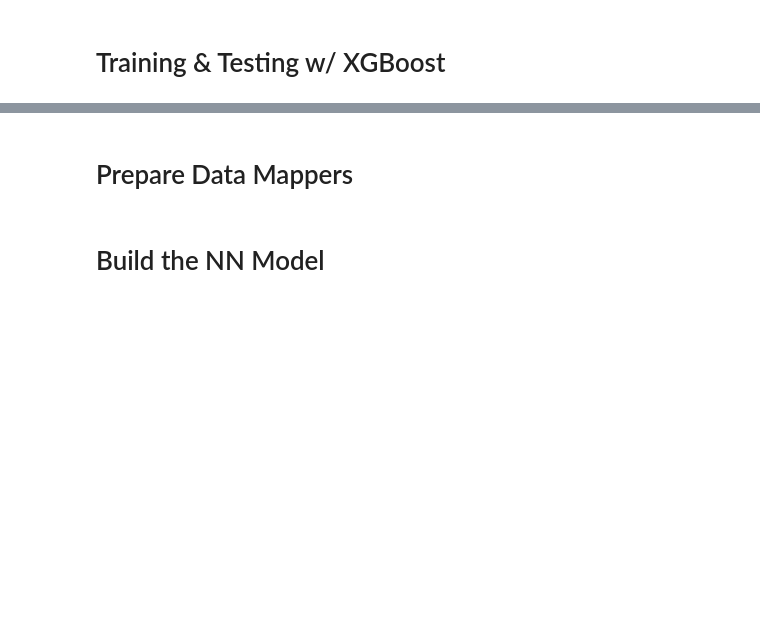
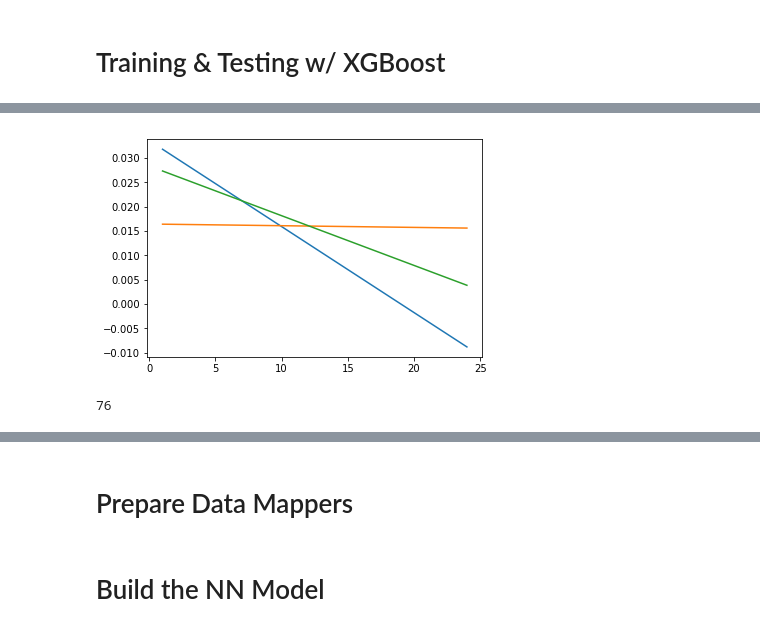
Before and after one commit to ibratface/dl_projects, a Jupyter notebook: zillow.ipynb, the cells around one changed output, grey strips where cells are left out. Cells and saved outputs as stored; diff of their text form; code cells hidden in the pictures; blank space fills up the shorter version.

```diff
--- a/zillow.ipynb
+++ b/zillow.ipynb
@@ -248,13 +297,12 @@ display(df_preds)
-# %%
-df_train = dl.logerror_fips_month.copy()
-cols = list(df_train.columns)
-cols.remove('transaction_month')
-cols.remove('fips')
-df_preds = pd.DataFrame()
-for f in dl.logerror_fips_month['fips'].unique():
-    df_fips = pd.DataFrame([ m for m in range(13, 25) ], columns=['transaction_month'])
-    df_fips['fips'] = f
-    for c in cols:
-        df_fips = forecast(df_train[df_train['fips'] == f], df_fips, 'transaction_month', c)
-    df_preds = df_preds.append(df_fips)
-display(df_preds)
+# %%
+dl.logerror_fips_month
+for f in dl.logerror_fips_month['fips'].unique():
+    df = dl.logerror_fips_month[dl.logerror_fips_month['fips'] == f]
+    plt.plot(df['transaction_month'], df['logerror_abs_fips_month_std'])
+# %% [output]
+[figure, added]
+# %%
+zillow_data = DataLoader()
+gc.collect()
+# %% [output]
+76
```
Also changed, not shown: parts of 23 cells of this notebook, 1 other file.
